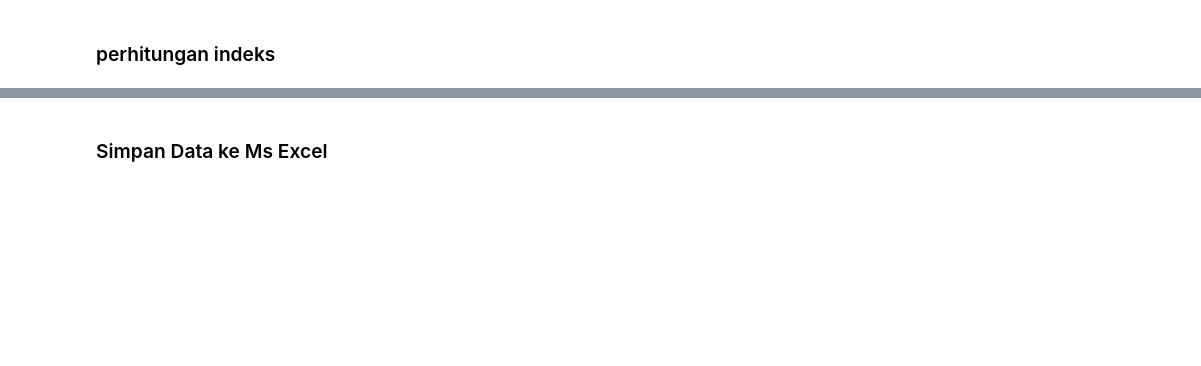
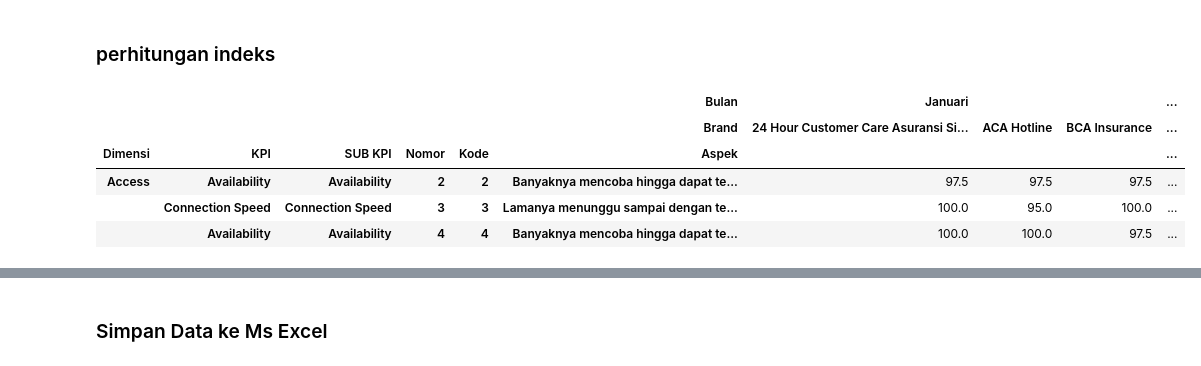
Before and after one commit to datateamFrontier/sei_automation, a Jupyter notebook: olah data indeks.ipynb, the cells around one changed output, grey strips where cells are left out. Drawn from its saved outputs; the diff is of its cells as text; code cells hidden in the pictures; blank space fills up the shorter version.

```diff
--- a/olah data indeks.ipynb
+++ b/olah data indeks.ipynb
@@ -39,3 +73,31 @@ crosstab_rata_transpose= od.crosstab_rata_transpose(data_mentah, list_brand)
 # %% [markdown]
 ### perhitungan indeks
+# %%
+# DEFINE LIST BULAN
+list_bulan= pd.Series(data_mentah.Bulan.unique())
+list_bulan = list(od.ganti_bulan(list_bulan,'nomor bulan','nama bulan'))
+
+
+if kategori=='call center':
+    nilai_subaspek = od.nilai_sub_aspek(kategori, daftar_bobot, list_bulan, list_brand, crosstab_rata_transpose,
+                                        brand_ivr, brand_nonivr)
+    nilai_aspek = od.nilai_aspek_with_sub(kategori, daftar_bobot, list_bulan, list_brand, crosstab_rata_transpose, nilai_subaspek,
+                                          brand_ivr, brand_nonivr)
+elif kategori=='email':
+    nilai_aspek = od.nilai_aspek_with_sub(kategori, daftar_bobot, list_bulan, list_brand, crosstab_rata_transpose, None)
+else:
+    nilai_subaspek = od.nilai_sub_aspek(kategori, daftar_bobot, list_bulan, list_brand, crosstab_rata_transpose)
+    nilai_aspek = od.nilai_aspek_with_sub(kategori, daftar_bobot, list_bulan, list_brand, crosstab_rata_transpose, nilai_subaspek)
+nilai_aspek_only = od.nilai_aspek_without_sub(kategori, daftar_bobot, list_bulan, list_brand, crosstab_rata_transpose, nilai_aspek)
+df_aspek_pivot = od.df_aspek_pivot(nilai_aspek, nilai_aspek_only, list_bulan)
+tabel_summary_aspek = od.tabel_summary(df_aspek_pivot, list_bulan)
+# %%
+df_aspek_pivot.iloc[1:4,:]
+# %% [output]
+|  |  |  |  |  | Bulan | Januari |  |  | ... |
+|  |  |  |  |  | Brand | 24 Hour Customer Care Asuransi Si... | ACA Hotline | BCA Insurance | ... |
+| Dimensi | KPI | SUB KPI | Nomor | Kode | Aspek |  |  |  | ... |
+| Access | Availability | Availability | 2 | 2 | Banyaknya mencoba hingga dapat te... | 97.5 | 97.5 | 97.5 | ... |
+|  | Connection Speed | Connection Speed | 3 | 3 | Lamanya menunggu sampai dengan te... | 100.0 | 95.0 | 100.0 | ... |
+|  | Availability | Availability | 4 | 4 | Banyaknya mencoba hingga dapat te... | 100.0 | 100.0 | 97.5 | ... |
 # %%
```
Also changed, not shown: parts of 10 cells of this notebook, 44 other files.
